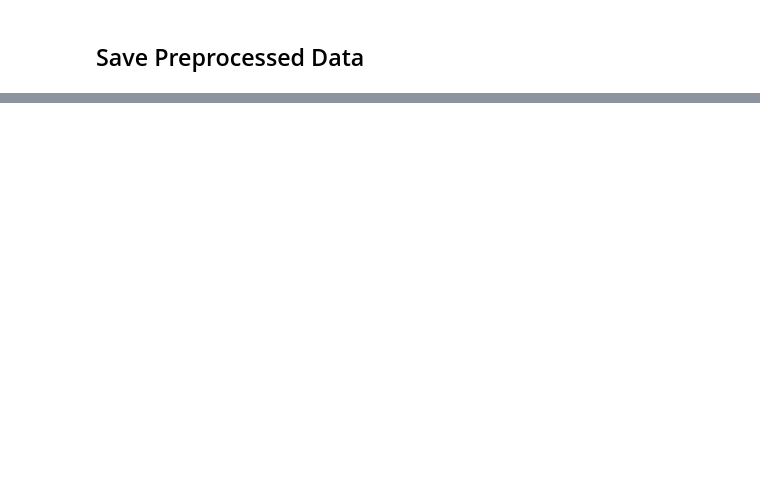
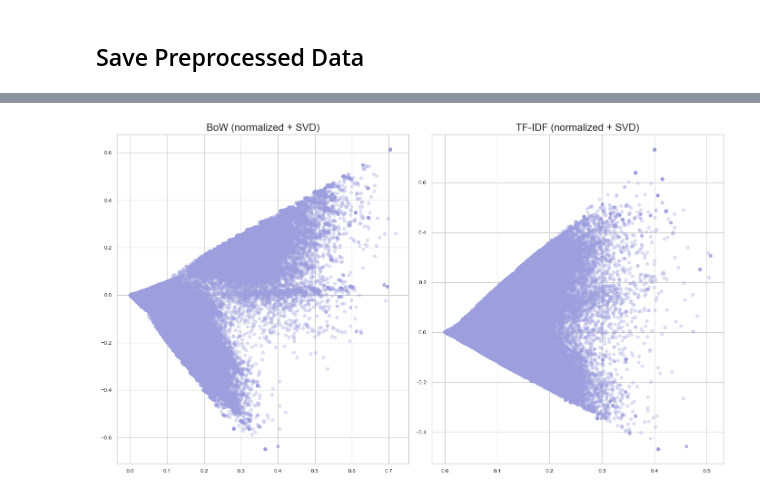
Before and after one commit to svenj-a/Topic_Modeling, a Jupyter notebook: Preprocessing.ipynb, the cells around one changed output, grey strips where cells are left out. Drawn from its saved outputs; the diff is of its cells as text; code cells hidden in the pictures; blank space fills up the shorter version.

```diff
--- a/Preprocessing.ipynb
+++ b/Preprocessing.ipynb
@@ -541,0 +716,25 @@ df.to_pickle("data/preprocessed_data.pkl")
+# %%
+# normalize first (important if comparing geometries)
+X_bow_norm = normalize(X_bow)
+X_tfidf_norm = normalize(X_tfidf)
+
+svd = TruncatedSVD(n_components=2, random_state=42)
+
+bow_2d = svd.fit_transform(X_bow_norm)
+tfidf_2d = svd.fit_transform(X_tfidf_norm)
+
+color = plt.get_cmap('tab20b')(3)
+
+fig, axes = plt.subplots(1, 2, figsize=(14, 8))
+
+axes[0].scatter(bow_2d[:, 0], bow_2d[:, 1], alpha=0.3, color=color)
+axes[0].set_title("BoW (normalized + SVD)", fontsize=16)
+
+axes[1].scatter(tfidf_2d[:, 0], tfidf_2d[:, 1], alpha=0.3, color=color)
+axes[1].set_title("TF-IDF (normalized + SVD)", fontsize=16)
+
+plt.tight_layout()
+plt.savefig('viz/Vectorizer_Comparison_SVD_projection.png', dpi=300)
+plt.show()
+# %% [output]
+[figure, added]
```
Also changed, not shown: parts of 11 cells of this notebook, 6 other files.
